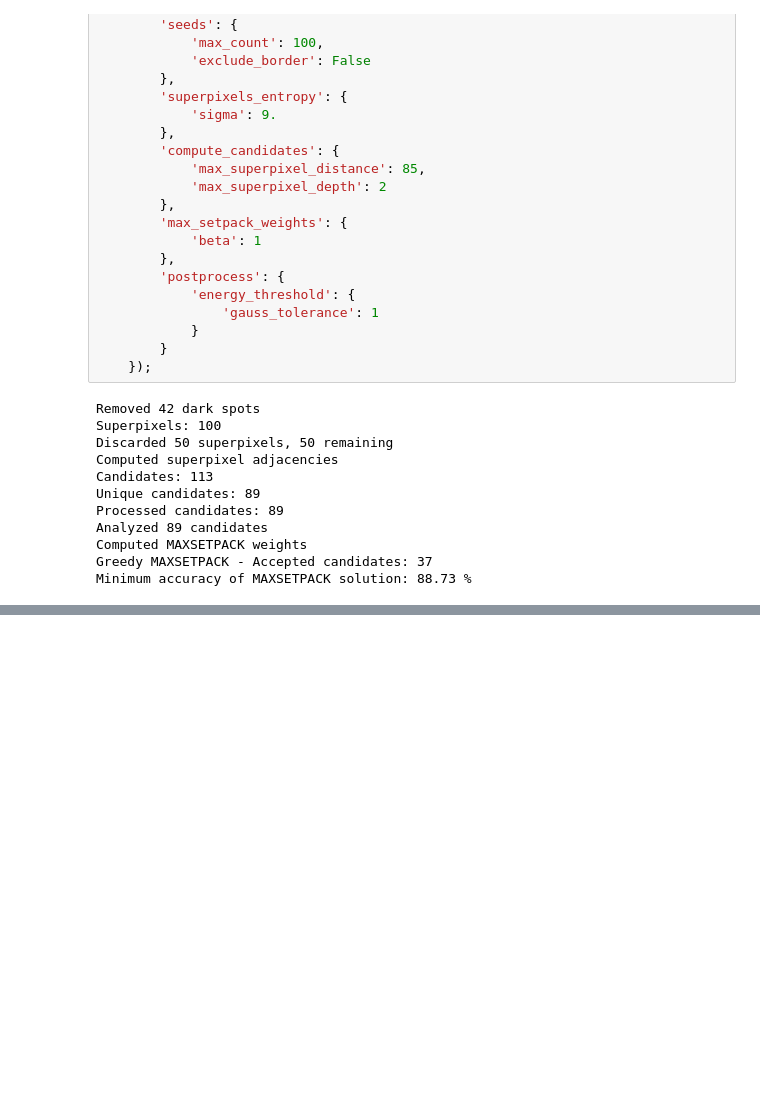
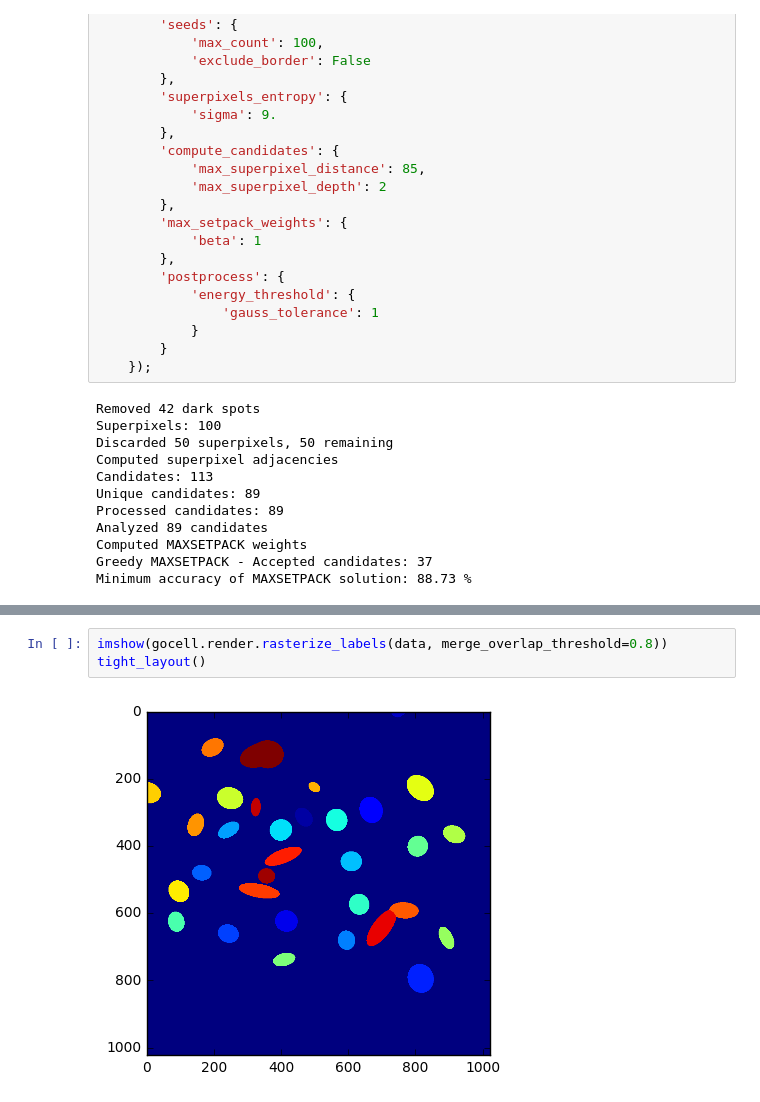
Before and after one commit to BMCV/SuperDSM, a Jupyter notebook: demo.ipynb, the cells around one changed output, grey strips where cells are left out. Saved outputs shown, nothing was run; the diff lists cells and outputs as text; blank space fills up the shorter version.

```diff
--- a/demo.ipynb
+++ b/demo.ipynb
@@ -83,0 +89,5 @@ Minimum accuracy of MAXSETPACK solution: 89.75 %
+# %%
+imshow(gocell.render.rasterize_labels(data, merge_overlap_threshold=0.8))
+tight_layout()
+# %% [output]
+[figure, added]
```
Also changed, not shown: parts of 7 cells of this notebook, 2 other files.
